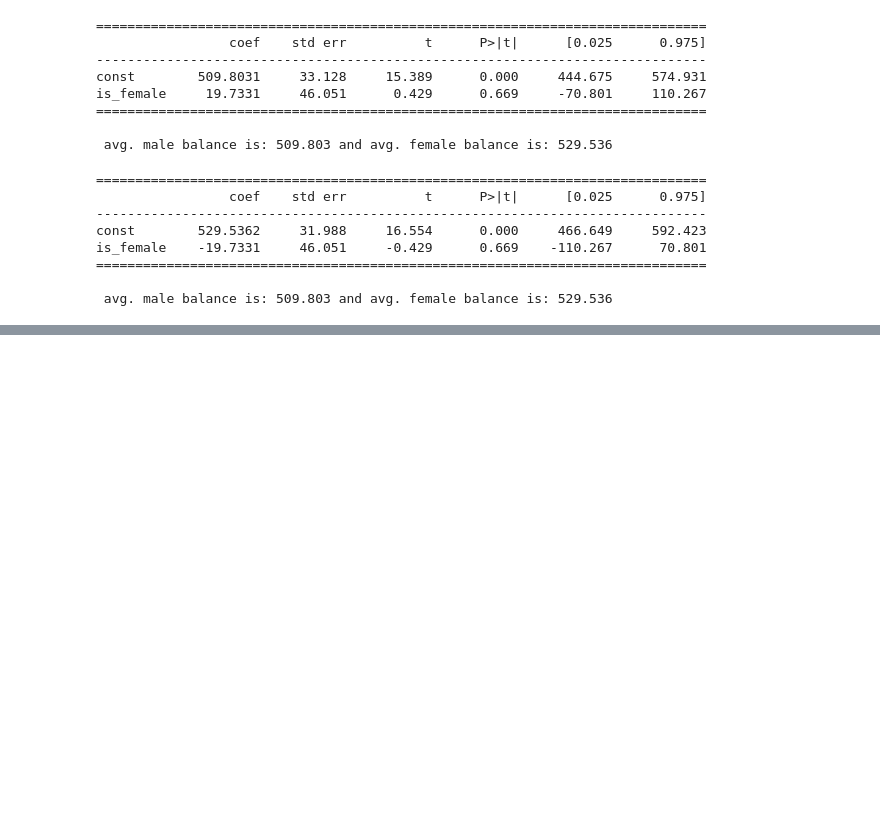
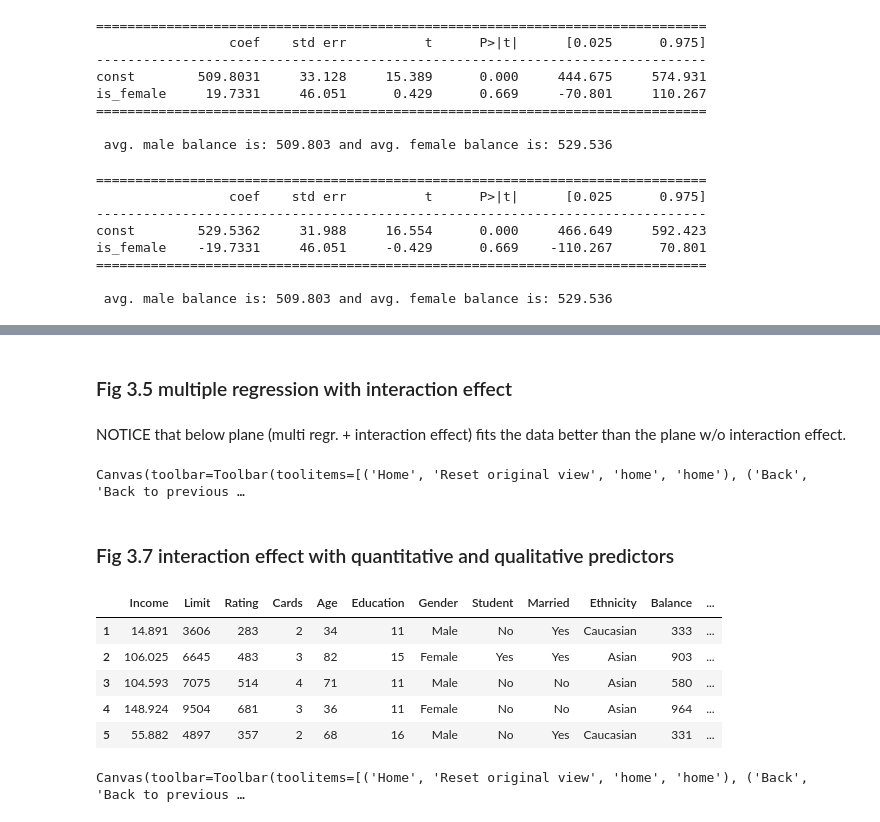
Before and after one commit to jvenepal/ISL, a Jupyter notebook: notebooks/chap3.ipynb, the cells around one changed output, grey strips where cells are left out. Drawn from its saved outputs; the diff is of its cells as text; code cells hidden in the pictures; blank space fills up the shorter version.

Commit message:
Extensions to linear regression: Interactive effect.

```diff
--- a/notebooks/chap3.ipynb
+++ b/notebooks/chap3.ipynb
@@ -321,0 +343,35 @@ is_female    -19.7331     46.051     -0.429      0.669    -110.267      70.801
+# %% [markdown]
+### Fig 3.5 multiple regression with interaction effect
+# %% [markdown]
+NOTICE that below plane (multi regr. + interaction effect) fits the data better
+than the plane w/o interaction effect.
+# %%
+%matplotlib widget
+xx = np.linspace(X.TV.min(), X.TV.max(), 50)
+yy = np.linspace(X.radio.min(), X.radio.max(), 50)
+xv, yv = np.meshgrid(xx, yy)
+X_test = np.array([xv.flatten(), yv.flatten(), xv.flatten() * yv.flatten()]).T
+X_test = sm.add_constant(X_test)
+z = results.predict(X_test)
+
+fig = plt.figure(figsize=(12, 8))
+ax = plt.axes(projection='3d')
+ax.scatter3D(X.TV, X.radio, y, c='r')
+ax.plot_surface(xv, yv, z.reshape(50, 50), alpha=0.5)
+ax.set_xlabel('tv')
+ax.set_ylabel('radio')
+ax.set_zlabel('sales')
+plt.show();
+# %% [output]
+Canvas(toolbar=Toolbar(toolitems=[('Home', 'Reset original view', 'home', 'home'), ('Back', 'Back to previous …
+# %% [markdown]
+### Fig 3.7 interaction effect with quantitative and qualitative predictors
+# %%
+credit.head()
+# %% [output]
+|  | Income | Limit | Rating | Cards | Age | Education | Gender | Student | Married | Ethnicity | Balance | ... |
+| 1 | 14.891 | 3606 | 283 | 2 | 34 | 11 | Male | No | Yes | Caucasian | 333 | ... |
+| 2 | 106.025 | 6645 | 483 | 3 | 82 | 15 | Female | Yes | Yes | Asian | 903 | ... |
+| 3 | 104.593 | 7075 | 514 | 4 | 71 | 11 | Male | No | No | Asian | 580 | ... |
+| 4 | 148.924 | 9504 | 681 | 3 | 36 | 11 | Female | No | No | Asian | 964 | ... |
+| 5 | 55.882 | 4897 | 357 | 2 | 68 | 16 | Male | No | Yes | Caucasian | 331 | ... |
@@ -321,0 +380,12 @@ is_female    -19.7331     46.051     -0.429      0.669    -110.267      70.801
+# %%
+%matplotlib widget
+fig = plt.figure(figsize=(12, 8))
+ax = plt.axes(projection='3d')
+mask = (credit.is_student == 1)
+ax.scatter3D(credit.Income, credit.is_student, credit.Balance, zdir='z')
+ax.set_xlabel('income')
+ax.set_ylabel('is_student') # categorical
+ax.set_zlabel('balance')
+plt.show();
+# %% [output]
+Canvas(toolbar=Toolbar(toolitems=[('Home', 'Reset original view', 'home', 'home'), ('Back', 'Back to previous …
```
Also changed, not shown: parts of 14 cells of this notebook.
